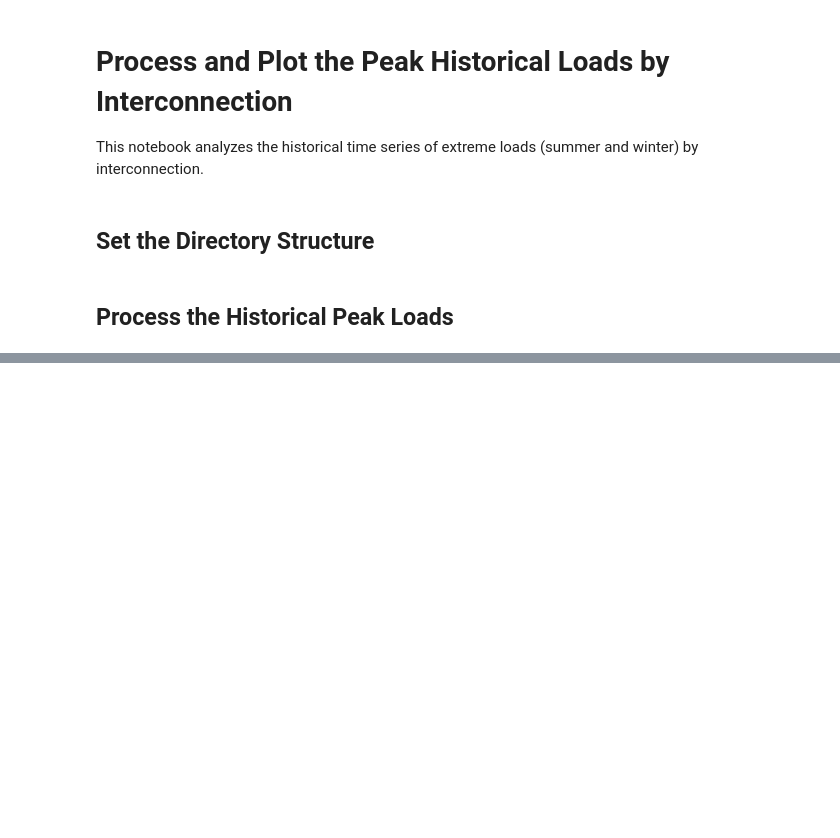
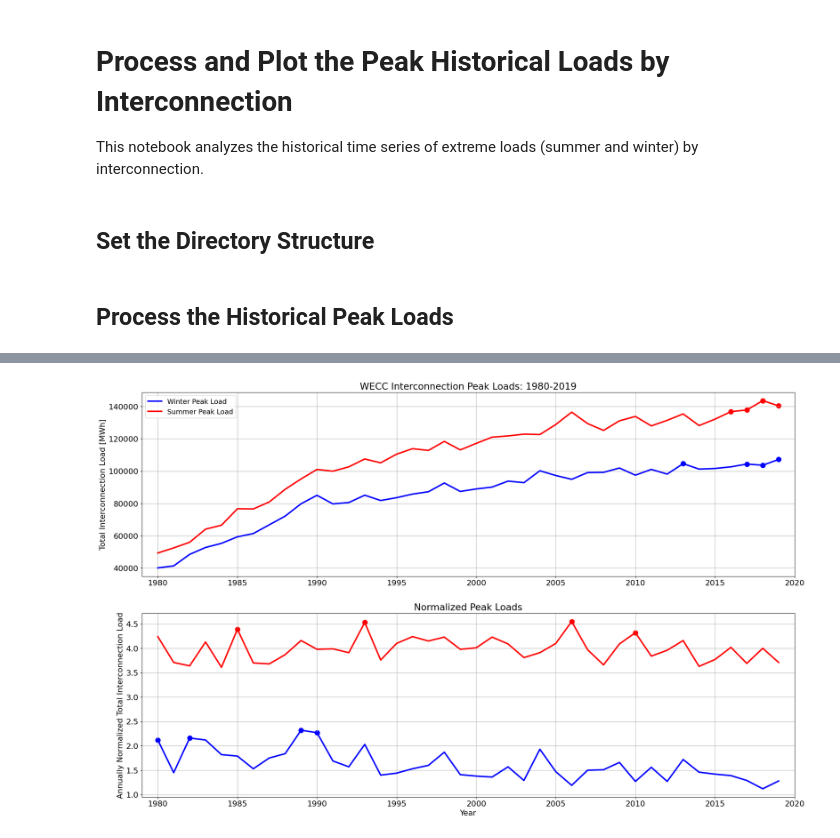
Before and after one commit to IMMM-SFA/exp_group_b, a Jupyter notebook: analyses/notebooks/interconnection_peak_load_analysis.ipynb, the cells around one changed output, grey strips where cells are left out. Saved outputs shown, nothing was run; the diff lists cells and outputs as text; code cells hidden in the pictures; blank space fills up the shorter version.

```diff
--- a/analyses/notebooks/interconnection_peak_load_analysis.ipynb
+++ b/analyses/notebooks/interconnection_peak_load_analysis.ipynb
@@ -114,0 +177,9 @@ stats_df
+# %%
+max_times = plot_historical_peak_loads(interconnection = 'WECC',
+                                       data_output_dir = data_output_dir,
+                                       image_output_dir = image_output_dir,
+                                       image_resolution = 300,
+                                       save_images = True)
+
+max_times
+# %% [output]
@@ -114,0 +195 @@ stats_df
+[figure, added]
```
Also changed, not shown: parts of 8 cells of this notebook.
